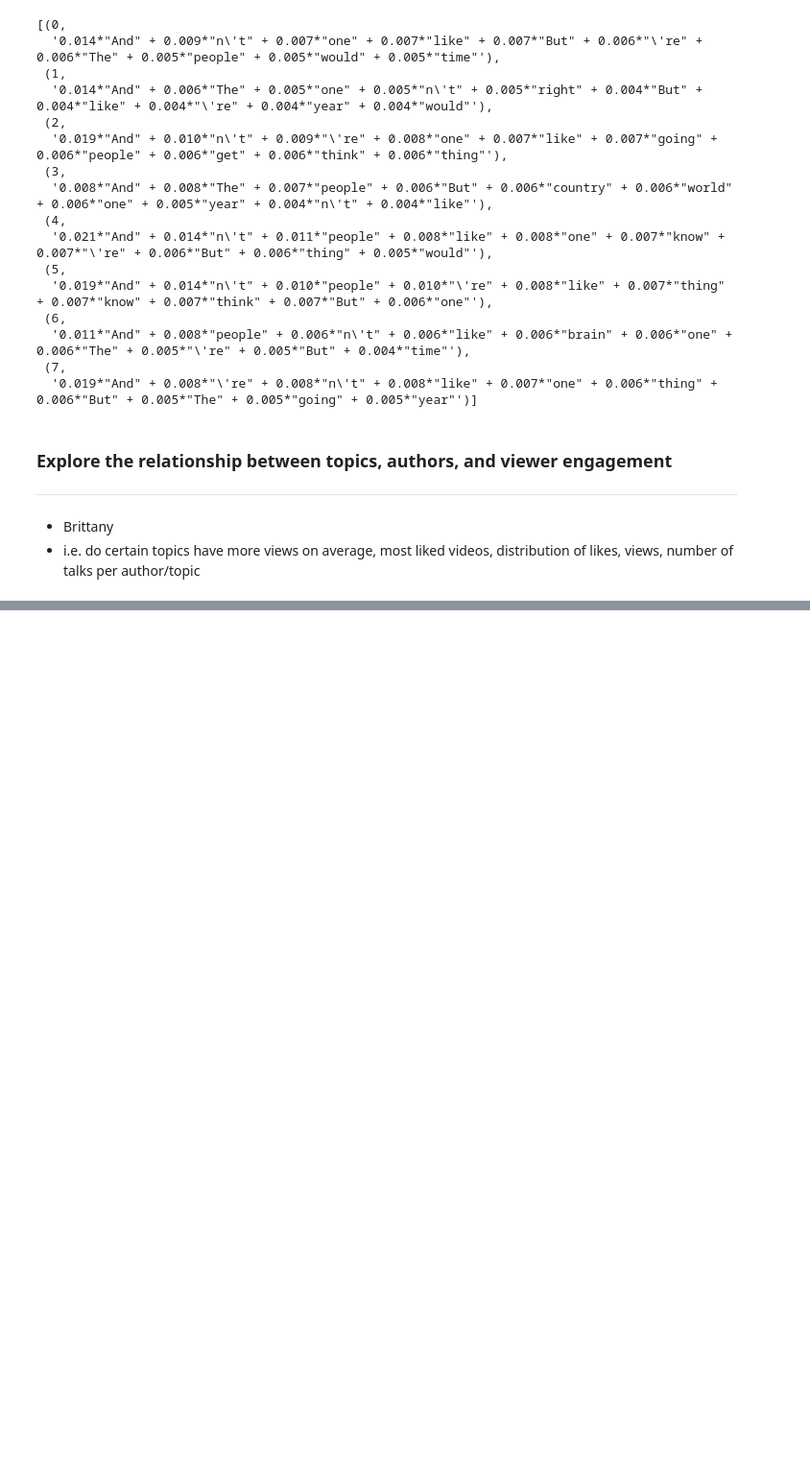
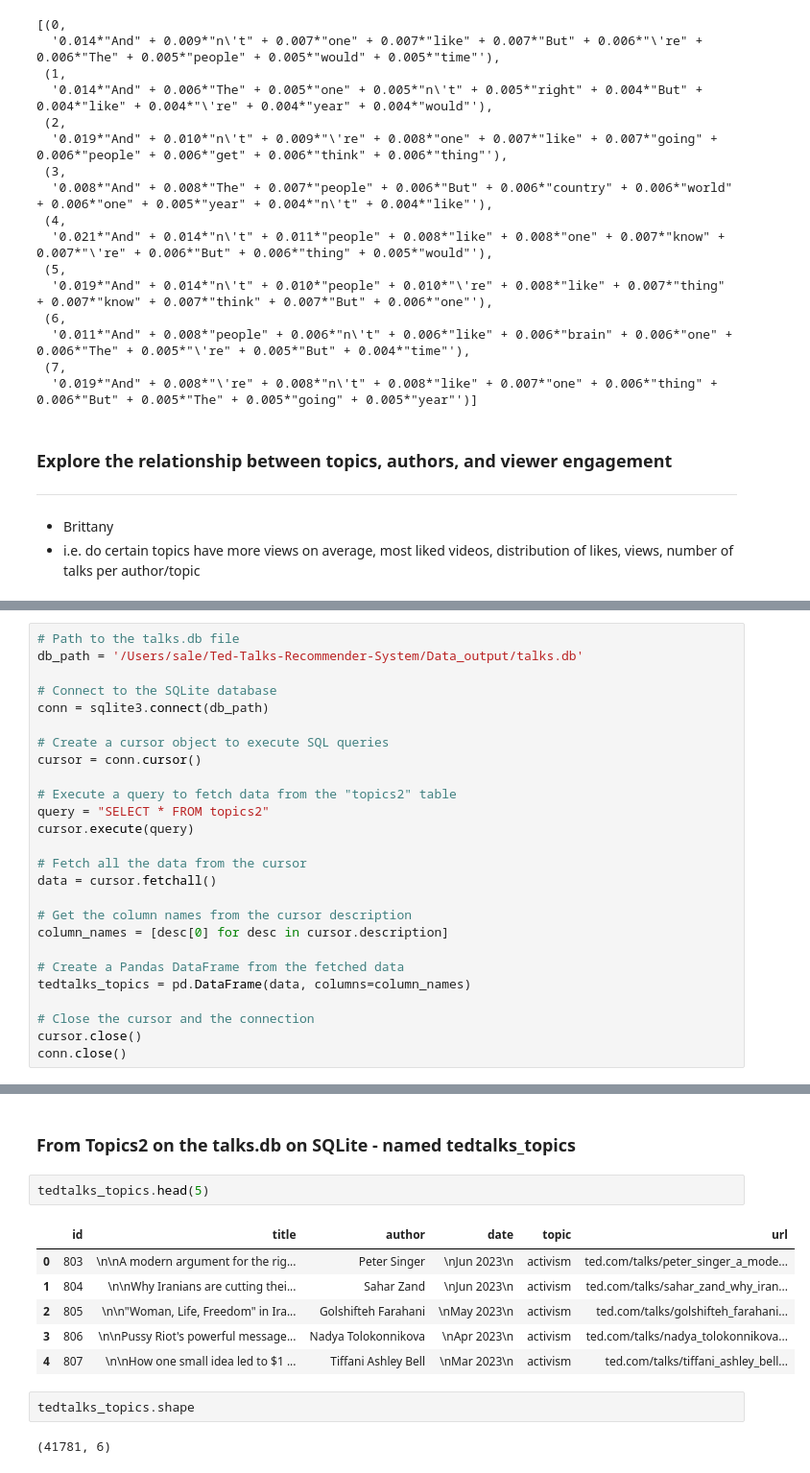
Before and after one commit to pokwir/Ted-Talks-Recommender-System, a Jupyter notebook: rough_work/eda/eda.ipynb, the cells around one changed output, grey strips where cells are left out. Shown at 96% size. Cells and saved outputs as stored; diff of their text form; blank space fills up the shorter version.

```diff
--- a/rough_work/eda/eda.ipynb
+++ b/rough_work/eda/eda.ipynb
@@ -526,0 +570,26 @@ tedtalks.head(2)
+# %%
+# Path to the talks.db file
+db_path = '/Users/sale/Ted-Talks-Recommender-System/Data_output/talks.db'
+
+# Connect to the SQLite database
+conn = sqlite3.connect(db_path)
+
+# Create a cursor object to execute SQL queries
+cursor = conn.cursor()
+
+# Execute a query to fetch data from the "topics2" table
+query = "SELECT * FROM topics2"
+cursor.execute(query)
+
+# Fetch all the data from the cursor
+data = cursor.fetchall()
+
+# Get the column names from the cursor description
+column_names = [desc[0] for desc in cursor.description]
+
+# Create a Pandas DataFrame from the fetched data
+tedtalks_topics = pd.DataFrame(data, columns=column_names)
+
+# Close the cursor and the connection
+cursor.close()
+conn.close()
@@ -526,0 +668,15 @@ tedtalks.head(2)
+# %% [markdown]
+### From Topics2 on the talks.db on SQLite - named tedtalks_topics
+# %%
+tedtalks_topics.head(5)
+# %% [output]
+|  | id | title | author | date | topic | url |
+| 0 | 803 | \n\nA modern argument for the rig... | Peter Singer | \nJun 2023\n | activism | ted.com/talks/peter_singer_a_mode... |
+| 1 | 804 | \n\nWhy Iranians are cutting thei... | Sahar Zand | \nJun 2023\n | activism | ted.com/talks/sahar_zand_why_iran... |
+| 2 | 805 | \n\n"Woman, Life, Freedom" in Ira... | Golshifteh Farahani | \nMay 2023\n | activism | ted.com/talks/golshifteh_farahani... |
+| 3 | 806 | \n\nPussy Riot's powerful message... | Nadya Tolokonnikova | \nApr 2023\n | activism | ted.com/talks/nadya_tolokonnikova... |
+| 4 | 807 | \n\nHow one small idea led to $1 ... | Tiffani Ashley Bell | \nMar 2023\n | activism | ted.com/talks/tiffani_ashley_bell... |
+# %%
+tedtalks_topics.shape
+# %% [output]
+(41781, 6)
```
Also changed, not shown: parts of 15 cells of this notebook, 1 other file.
